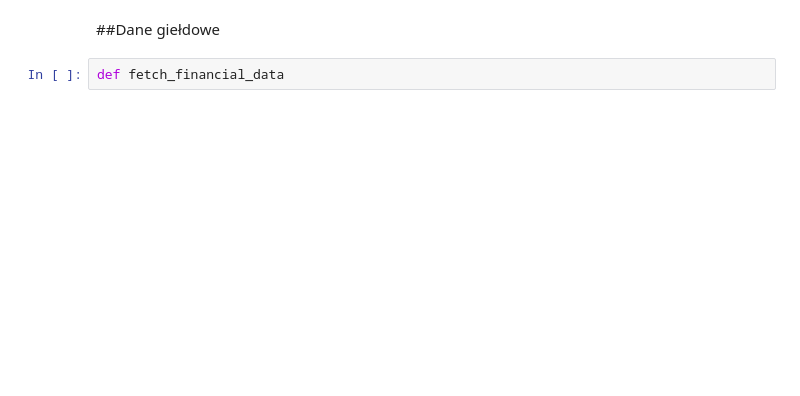
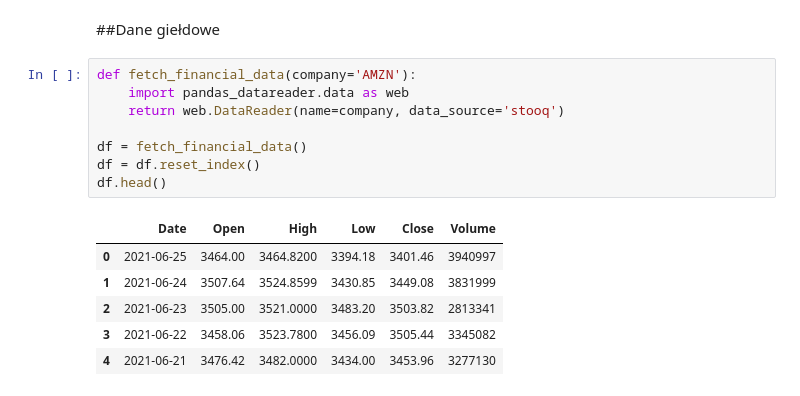
Before and after one commit to Bencki/DataScienceCourse, a Jupyter notebook: matplotlib_seaborn_plotly.ipynb, the cells around one changed output. Cells and saved outputs as stored; diff of their text form; blank space fills up the shorter version.

```diff
--- a/matplotlib_seaborn_plotly.ipynb
+++ b/matplotlib_seaborn_plotly.ipynb
@@ -393,5 +396,18 @@ px.line(data_frame=df.query("continent == 'Europe'"), x='year', y='pop', color='
 [interactive output not drawn]
 # %% [markdown]
 ##Dane giełdowe
-# %%
-def fetch_financial_data
+# %%
+def fetch_financial_data(company='AMZN'):
+    import pandas_datareader.data as web
+    return web.DataReader(name=company, data_source='stooq')
+
+df = fetch_financial_data()
+df = df.reset_index()
+df.head()
+# %% [output]
+|  | Date | Open | High | Low | Close | Volume |
+| 0 | 2021-06-25 | 3464.00 | 3464.8200 | 3394.18 | 3401.46 | 3940997 |
+| 1 | 2021-06-24 | 3507.64 | 3524.8599 | 3430.85 | 3449.08 | 3831999 |
+| 2 | 2021-06-23 | 3505.00 | 3521.0000 | 3483.20 | 3503.82 | 2813341 |
+| 3 | 2021-06-22 | 3458.06 | 3523.7800 | 3456.09 | 3505.44 | 3345082 |
+| 4 | 2021-06-21 | 3476.42 | 3482.0000 | 3434.00 | 3453.96 | 3277130 |
```
Also changed, not shown: parts of 37 cells of this notebook.
